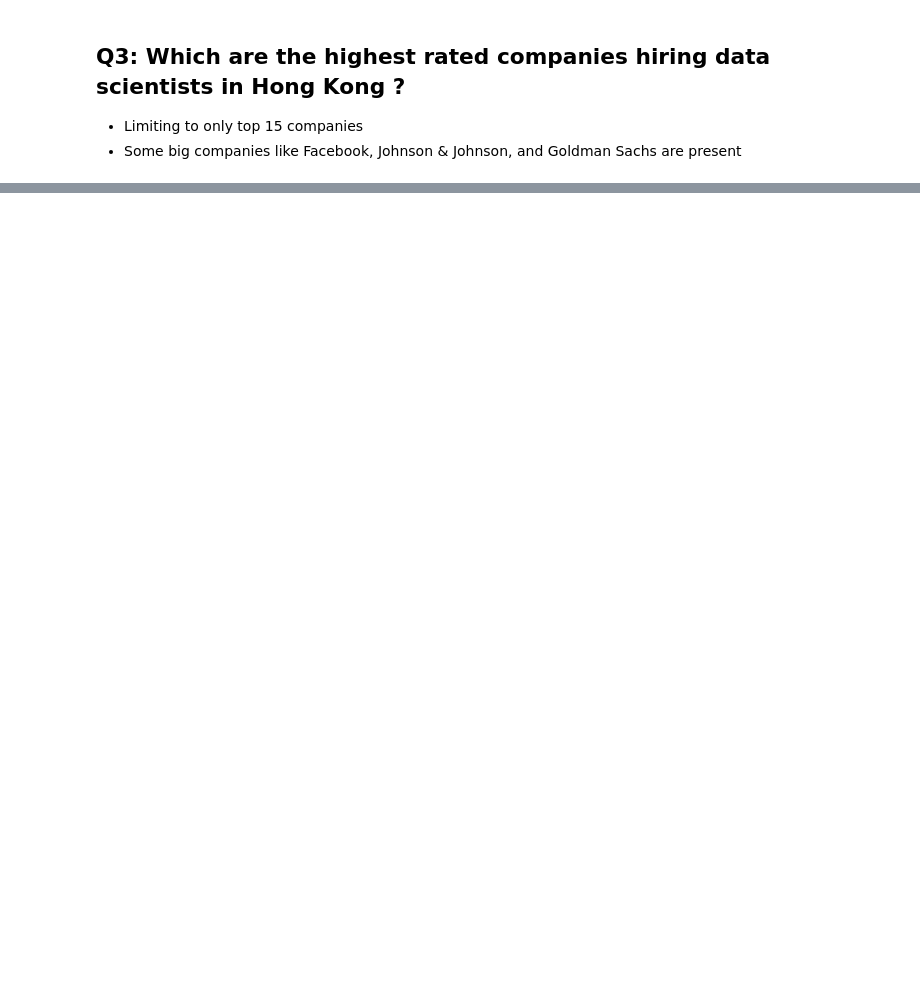
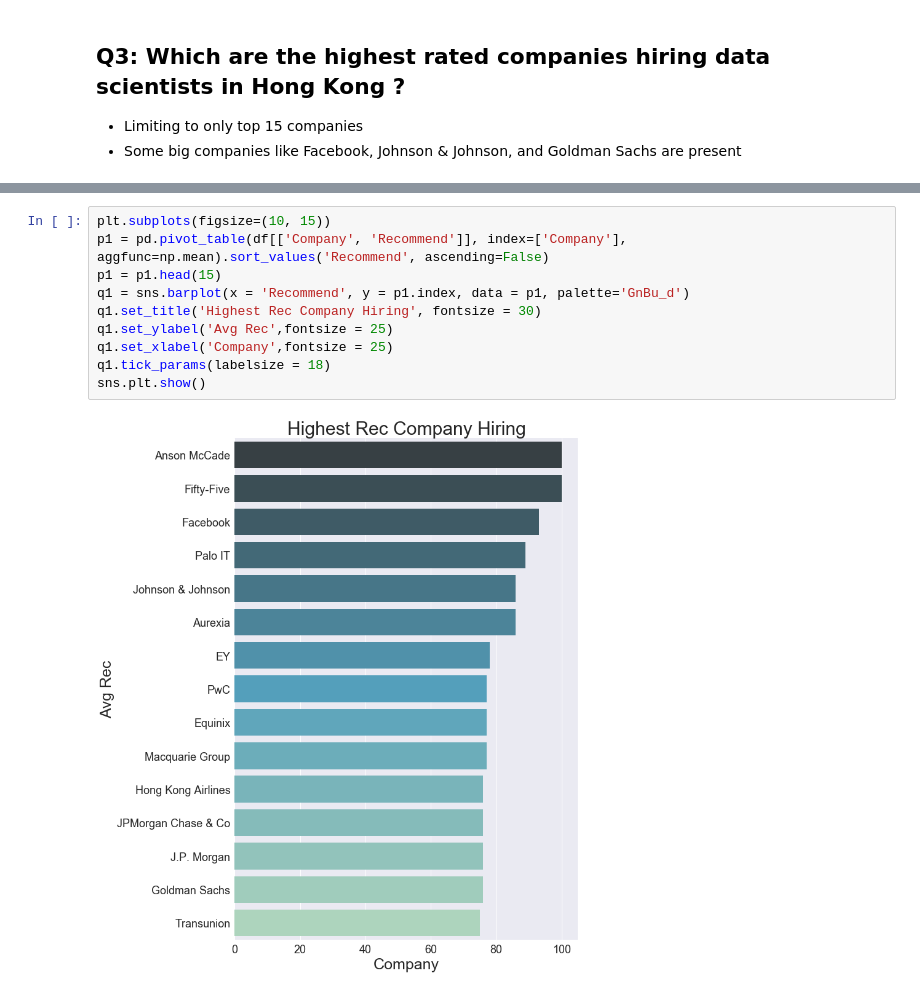
Before and after one commit to jasonchanhku/DataScienceDemand, a Jupyter notebook: Data Science Demand in Hong Kong.ipynb, the cells around one changed output, grey strips where cells are left out. Cells and saved outputs as stored; diff of their text form; blank space fills up the shorter version.

```diff
--- a/Data Science Demand in Hong Kong.ipynb
+++ b/Data Science Demand in Hong Kong.ipynb
@@ -283,0 +298,12 @@ q1.tick_params(labelsize = 18)
+# %%
+plt.subplots(figsize=(10, 15))
+p1 = pd.pivot_table(df[['Company', 'Recommend']], index=['Company'], aggfunc=np.mean).sort_values('Recommend', ascending=False)
+p1 = p1.head(15)
+q1 = sns.barplot(x = 'Recommend', y = p1.index, data = p1, palette='GnBu_d')
+q1.set_title('Highest Rec Company Hiring', fontsize = 30)
+q1.set_ylabel('Avg Rec',fontsize = 25)
+q1.set_xlabel('Company',fontsize = 25)
+q1.tick_params(labelsize = 18)
+sns.plt.show()
+# %% [output]
+[figure, added]
```
Also changed, not shown: parts of 12 cells of this notebook.
